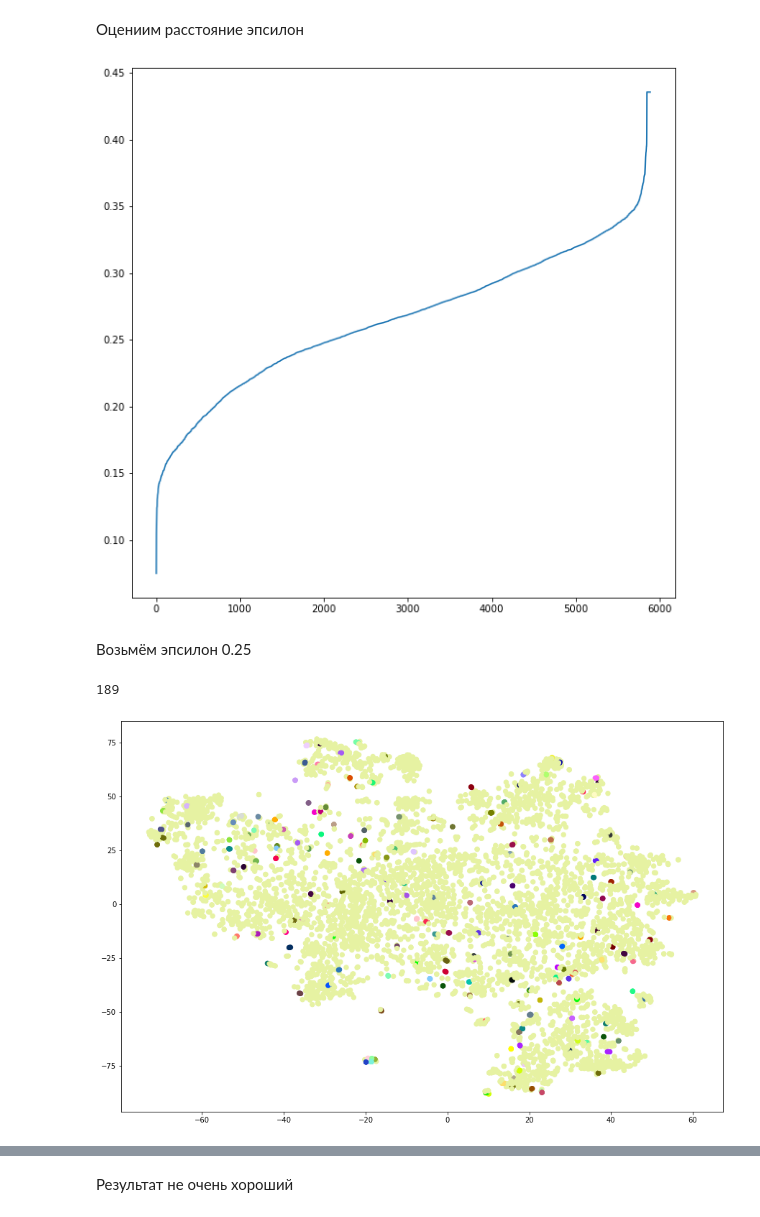
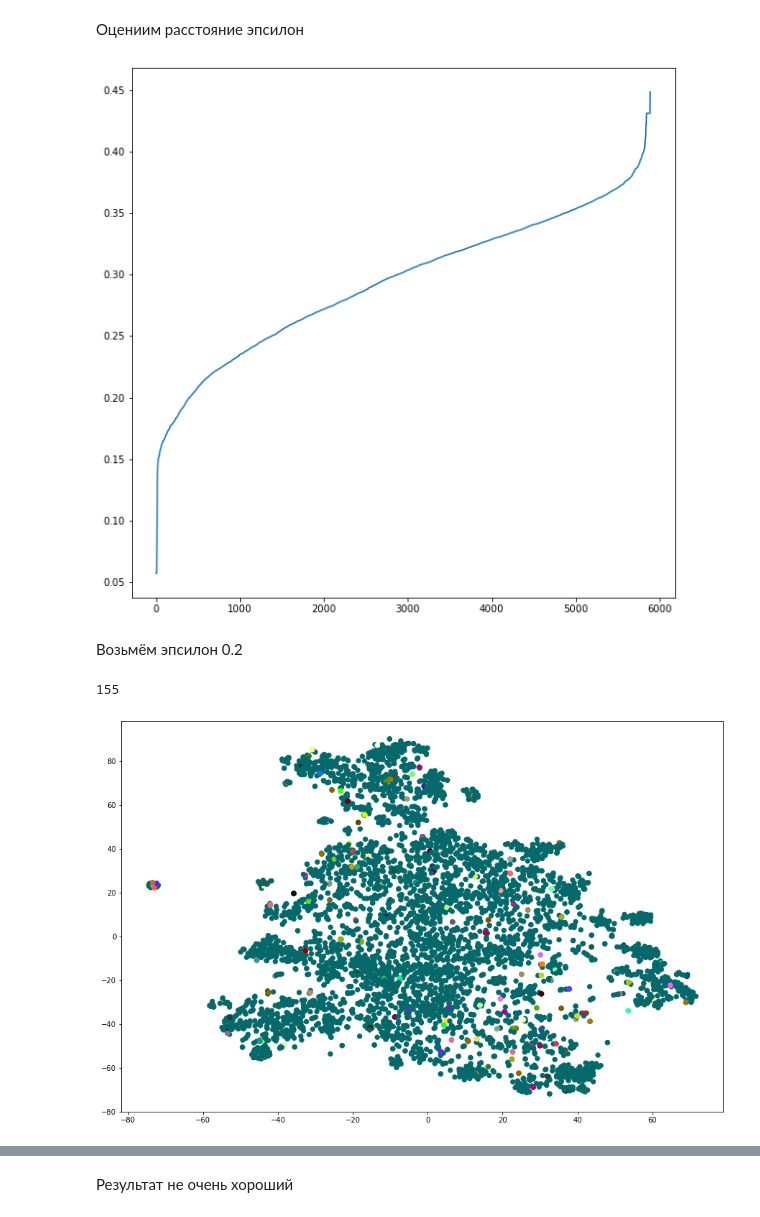
Before and after one commit to UlanSan/ML_python_2020, a Jupyter notebook: laba3/html_text_ver_2.ipynb, the cells around one changed output, grey strips where cells are left out. Cells and saved outputs as stored; diff of their text form; code cells hidden in the pictures.

```diff
--- a/laba3/html_text_ver_2.ipynb
+++ b/laba3/html_text_ver_2.ipynb
@@ -267,6 +267,8 @@ plt.show()
 wm = kneighbors_graph(w2v_vectors, 3, n_jobs=-1)
 nzr, nzc = wm.nonzero()
 neighbours = np.zeros(len(w2v_vectors))
+vpos=7
+v1 = text_to_vec(news2.News[vpos])
 for r, c in zip(nzr, nzc):
     neighbours[r] += np.linalg.norm(v1-w2v_vectors[c])
 
@@ -275,18 +277,18 @@ fig, ax = plt.subplots(figsize=(10, 10))
 ax.plot(range(len(neighbours)), neighbours)
 plt.show()
 # %% [output]
-[figure, old version]
+[figure, new version]
 # %% [markdown]
-Возьмём эпсилон 0.25
+Возьмём эпсилон 0.2
 # %%
 %%time
-db=DBSCAN(eps=0.25, min_samples=3)
+db=DBSCAN(eps=0.2, min_samples=3)
 db_clusters=db.fit_predict(tsne_vct)
 myclr=ListedColormap(choice(list(sns.xkcd_rgb.values()), max(db_clusters)+1)) # Генерируем контрастную карту цветов.
 print(max(db_clusters))
 fig, ax = plt.subplots(figsize=(15, 10))
 ax.scatter(tsne_vct[:, 0], tsne_vct[:, 1], s=40, c=db_clusters, cmap=myclr)
 plt.show()
 # %% [output]
-189
+155
-[figure, old version]
+[figure, new version]
```
Also changed, not shown: parts of 5 cells of this notebook.
